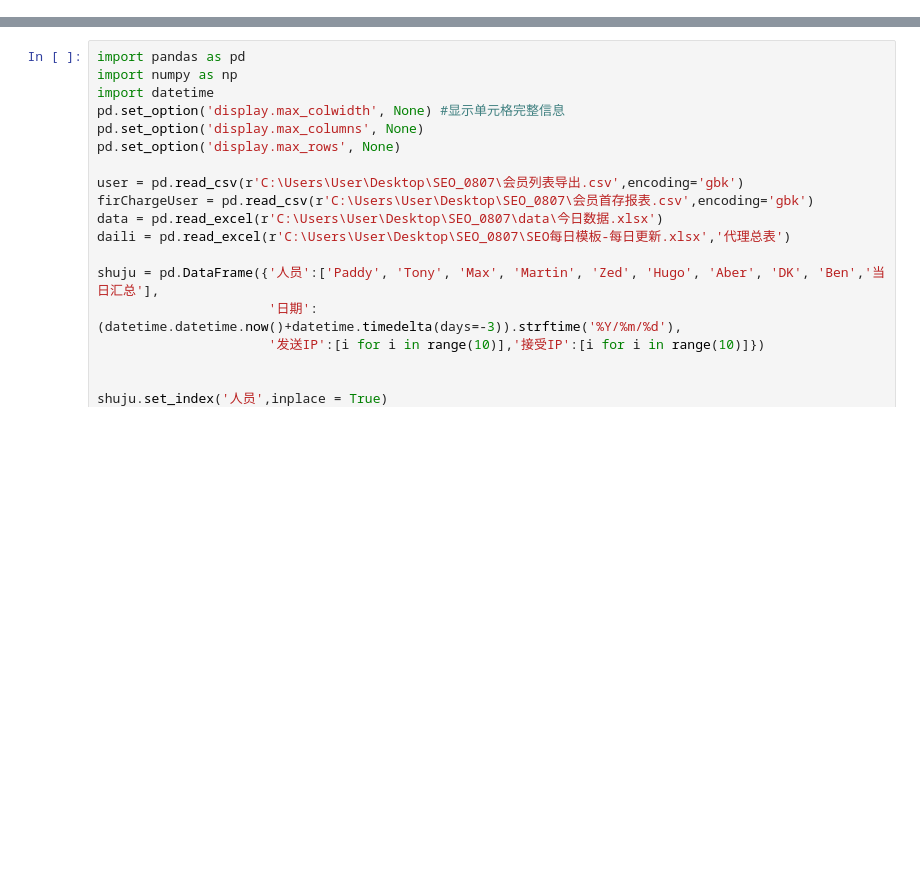
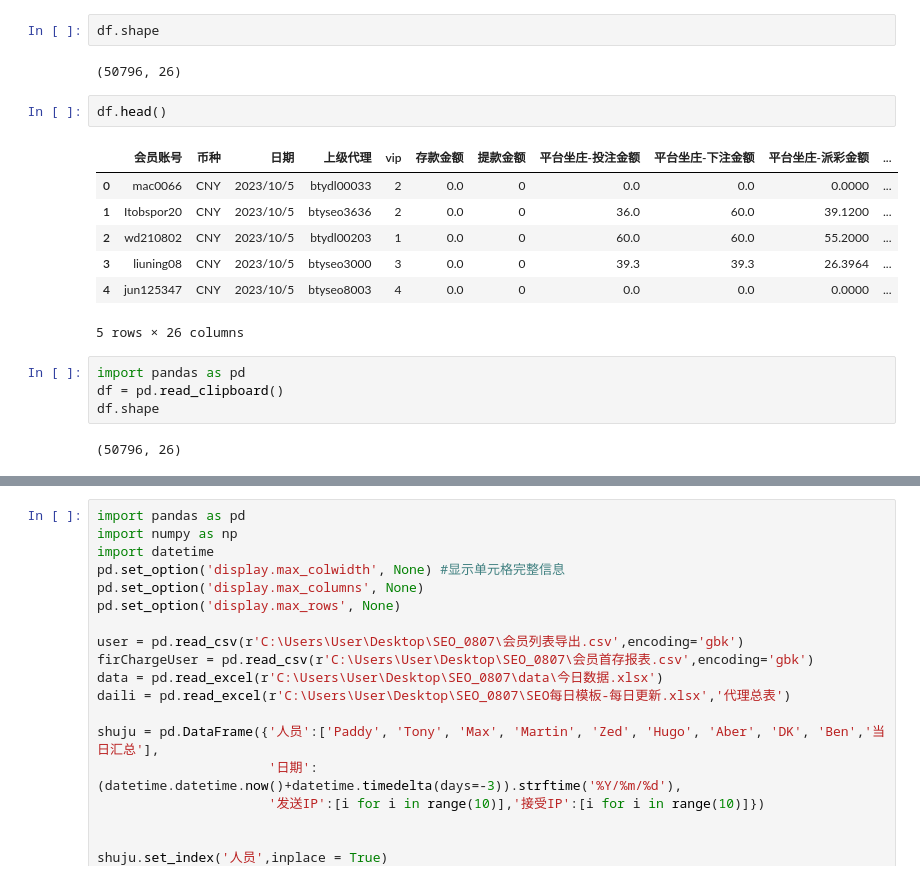
Before and after one commit to Marquis0065/project202308285, a Jupyter notebook: Bsport/test.ipynb, the cells around one changed output, grey strips where cells are left out. Cells and saved outputs as stored; diff of their text form; blank space fills up the shorter version.

```diff
--- a/Bsport/test.ipynb
+++ b/Bsport/test.ipynb
@@ -0,0 +1,20 @@
+# %%
+df.shape
+# %% [output]
+(50796, 26)
+# %%
+df.head()
+# %% [output]
+|  | 会员账号 | 币种 | 日期 | 上级代理 | vip | 存款金额 | 提款金额 | 平台坐庄-投注金额 | 平台坐庄-下注金额 | 平台坐庄-派彩金额 | ... |
+| 0 | mac0066 | CNY | 2023/10/5 | btydl00033 | 2 | 0.0 | 0 | 0.0 | 0.0 | 0.0000 | ... |
+| 1 | Itobspor20 | CNY | 2023/10/5 | btyseo3636 | 2 | 0.0 | 0 | 36.0 | 60.0 | 39.1200 | ... |
+| 2 | wd210802 | CNY | 2023/10/5 | btydl00203 | 1 | 0.0 | 0 | 60.0 | 60.0 | 55.2000 | ... |
+| 3 | liuning08 | CNY | 2023/10/5 | btyseo3000 | 3 | 0.0 | 0 | 39.3 | 39.3 | 26.3964 | ... |
+| 4 | jun125347 | CNY | 2023/10/5 | btyseo8003 | 4 | 0.0 | 0 | 0.0 | 0.0 | 0.0000 | ... |
+5 rows × 26 columns
+# %%
+import pandas as pd
+df = pd.read_clipboard()
+df.shape
+# %% [output]
+(50796, 26)
```
Also changed, not shown: parts of 7 cells of this notebook, 15 other files.
